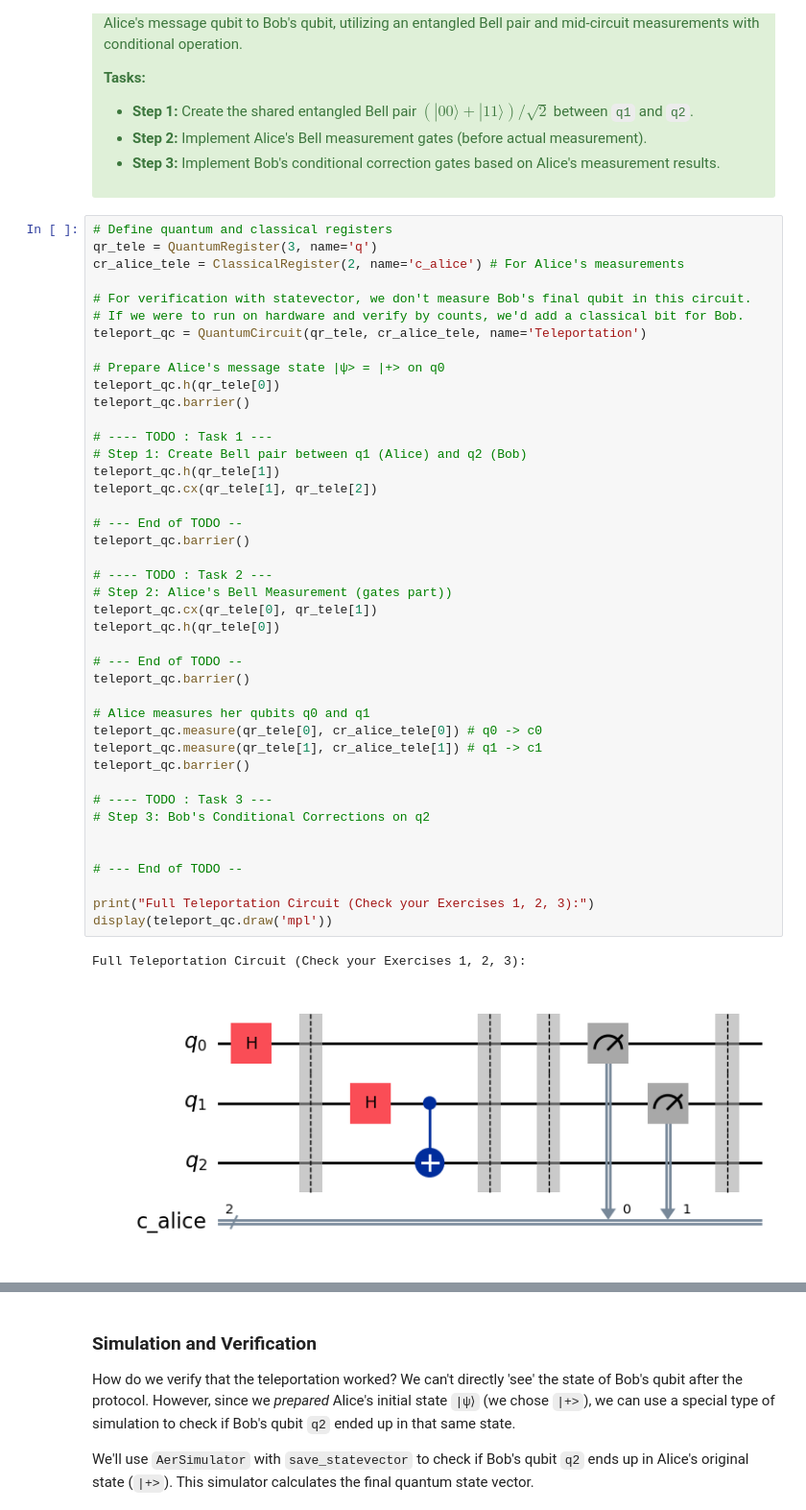
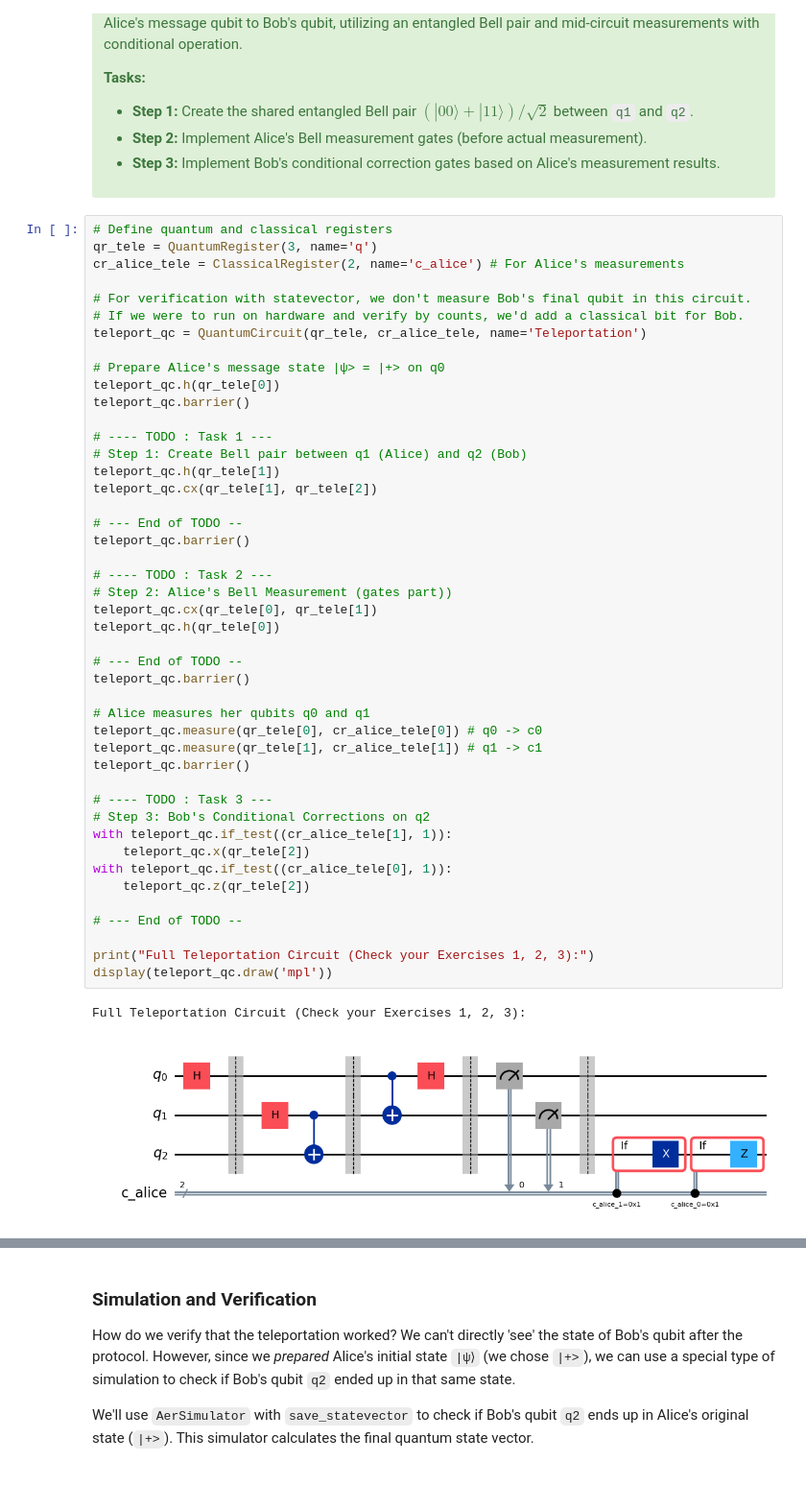
Before and after one commit to Kaustav-007/qgss-2025, a Jupyter notebook: lab-1/lab1.ipynb, the cells around one changed output, grey strips where cells are left out. Shown: that part at 96% size. Saved outputs shown, nothing was run; the diff lists cells and outputs as text; blank space fills up the shorter version.

```diff
--- a/lab-1/lab1.ipynb
+++ b/lab-1/lab1.ipynb
@@ -1257,32 +1257,35 @@ teleport_qc.barrier()
 # ---- TODO : Task 1 ---
 # Step 1: Create Bell pair between q1 (Alice) and q2 (Bob)
 teleport_qc.h(qr_tele[1])
 teleport_qc.cx(qr_tele[1], qr_tele[2])
 
 # --- End of TODO --
 teleport_qc.barrier()
 
 # ---- TODO : Task 2 ---
 # Step 2: Alice's Bell Measurement (gates part))
 teleport_qc.cx(qr_tele[0], qr_tele[1])
 teleport_qc.h(qr_tele[0])
 
 # --- End of TODO --
 teleport_qc.barrier()
 
 # Alice measures her qubits q0 and q1
 teleport_qc.measure(qr_tele[0], cr_alice_tele[0]) # q0 -> c0
 teleport_qc.measure(qr_tele[1], cr_alice_tele[1]) # q1 -> c1
 teleport_qc.barrier()
 
 # ---- TODO : Task 3 ---
 # Step 3: Bob's Conditional Corrections on q2
-
+with teleport_qc.if_test((cr_alice_tele[1], 1)):
+	teleport_qc.x(qr_tele[2])
+with teleport_qc.if_test((cr_alice_tele[0], 1)):
+	teleport_qc.z(qr_tele[2])
 
 # --- End of TODO --
 
 print("Full Teleportation Circuit (Check your Exercises 1, 2, 3):")
 display(teleport_qc.draw('mpl'))
 # %% [output]
 Full Teleportation Circuit (Check your Exercises 1, 2, 3):
-[figure, old version]
+[figure, new version]
```
Also changed, not shown: parts of 12 cells of this notebook.
